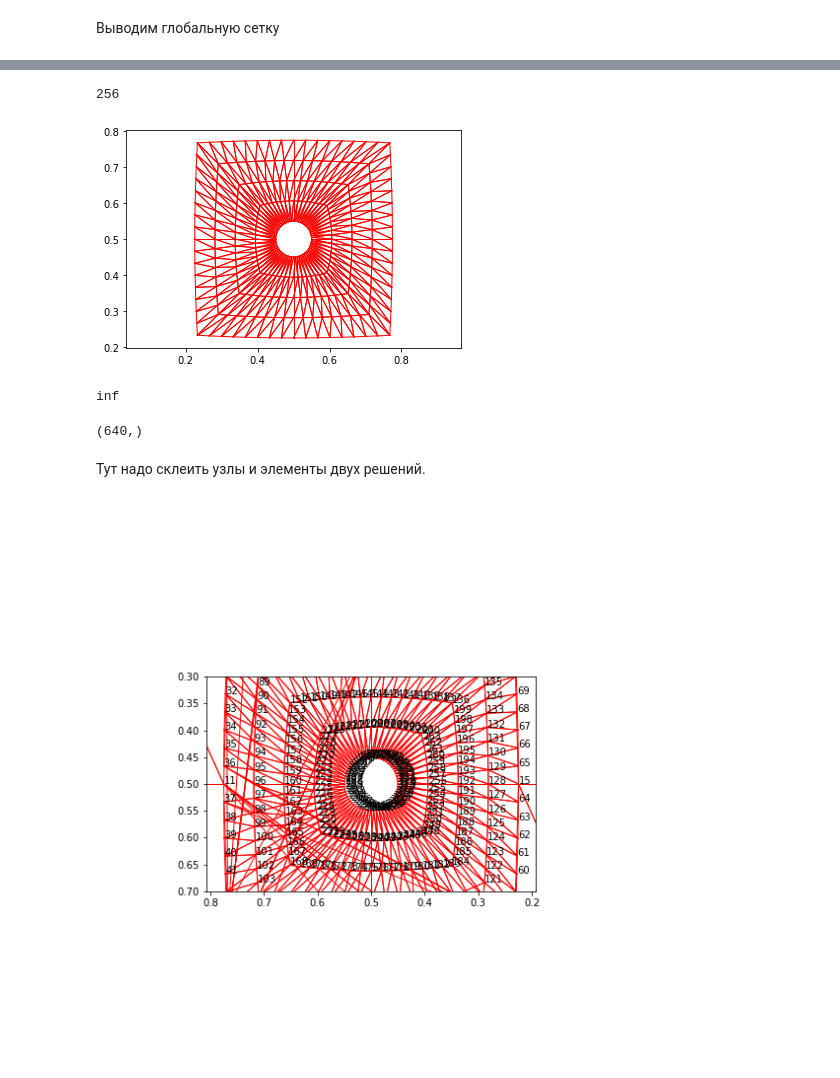
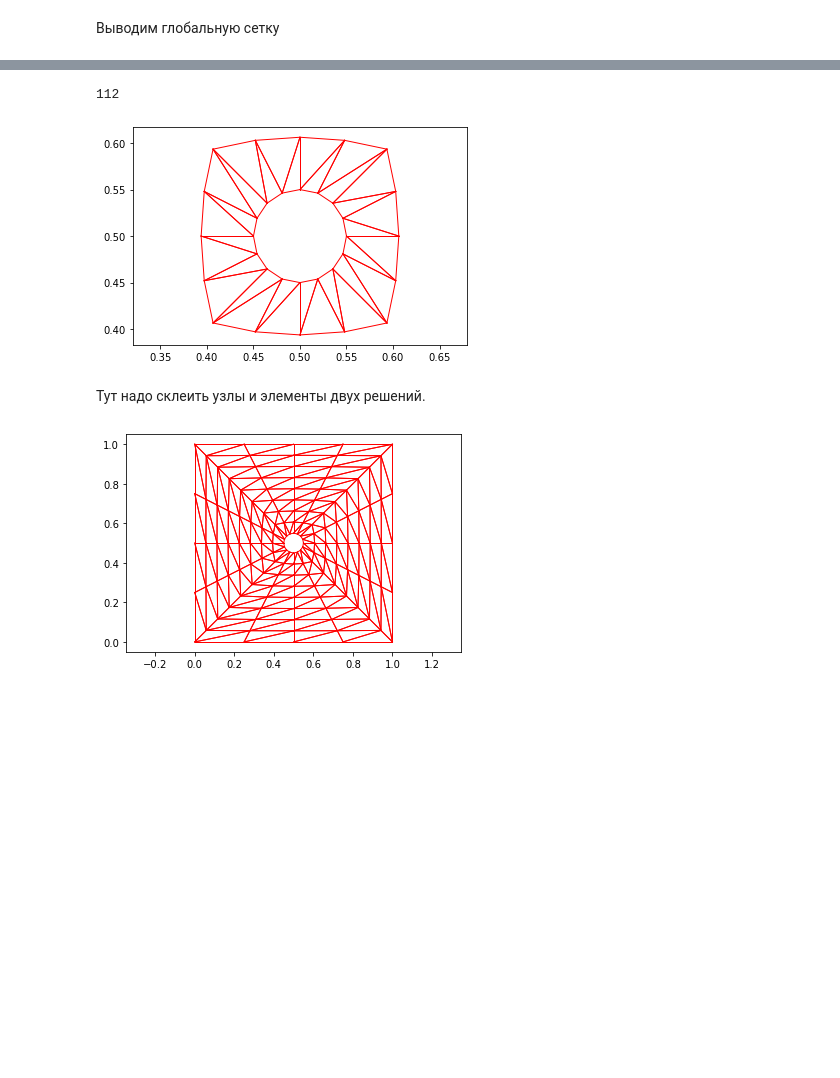
Before and after one commit to Viktorydogger/forFEM, a Jupyter notebook: Новый МКЭ.ipynb, the cells around one changed output, grey strips where cells are left out. Drawn from its saved outputs; the diff is of its cells as text; code cells hidden in the pictures; blank space fills up the shorter version.

```diff
--- a/Новый МКЭ.ipynb
+++ b/Новый МКЭ.ipynb
@@ -116,10 +116,10 @@ def void_mesh(d1,d2,p,m,R,element_type):
 # %%
 d1 = 1
 d2 = 1
-p = 2
-p1 = 8
-m1 = 4
-m = 2
+p = 4
+p1 = 1
+m1 = 1
+m = 8
 R = 0.05
 mu = 0.3
 E = 2*10**11
@@ -246,7 +246,7 @@ def FEM(el_nod,Coord_nod,D,eff,Num_nod,Num_el):
     #K0 = K_ok(K0,rig)
 
     U = np.linalg.solve(K0,rig.T)
-    U.tofile('output.txt', sep = ' ')
+    U.T.tofile('output.txt', sep = ' ')
     #U = Gauss(K0,np.array([rig]).T)
     #достать перемещения можно где-то здесь
     max_sig = 0
@@ -346,7 +346,7 @@ ELfinal = ELfinal.astype(int)
 # %%
 ikont
 # %% [output]
-256
+112
 # %%
 for i in range(len(NL)):
     if abs(NLfinal[0,0] - NL[i,0])<1/p/100000 and abs(NLfinal[0,1] - NL[i,1])<1/p/100000:
@@ -361,7 +361,7 @@ plt.plot(np.array([x01,x11]),np.array([y01,y11]),'red',linewidth=1);
 plt.plot(np.array([x11,x21]),np.array([y11,y21]),'red',linewidth=1);
 plt.plot(np.array([x21,x01]),np.array([y21,y01]),'red',linewidth=1);
 # %% [output]
-[figure, old version]
+[figure, new version]
 # %%
 ELfinal = ELfinal - np.ones((ELfinal.shape[0],ELfinal.shape[1]))
 ELfinal = ELfinal.astype(int)
@@ -371,30 +371,25 @@ K0 = np.zeros((ln*2,ln*2))
 for i in range(0,le):
     ind = ELfinal[i,:]
     K0 = sum_K(K0,make_K(i,ELfinal,NLfinal,D),ind,i)
-# %%
-np.linalg.det(K0)
-# %% [output]
-inf
 # %%
 rig = np.zeros((1,ln*2))
 rig1 = K0.dot(U)
-Ufin = (K0.dot(U)).T.dot(np.linalg.inv(K0))[0]
-Ufin.tofile('output1.txt', sep = ' ')
-for i in range(2*ln):
-    if abs(rig1[i])>0:
-        K0[i,:] = K0[i,:]*0
-        K0[:,i] = K0[:,i]*0
-        K0[i,i] = 1
+#Ufin = (K0.dot(U)).T.dot(np.linalg.inv(K0))[0]
+#Ufin.tofile('output1.txt', sep = ' ')
+#for i in range(2*ln):
+ #   if abs(U[i])>0:
+  #      K0[i,:] = K0[i,:]*0
+   #     K0[:,i] = K0[:,i]*0
+    #    K0[i,i] = 1
 
-#Ufin = -np.linalg.solve(K0,rig1)
-print(np.shape(Ufin))
-for i in range(len(U)):
-    if U[i] != 0.:
-        Ufin[i] = U[i]
+Ufin = -np.linalg.solve(K0,rig1)
 
+#for i in range(len(U)):
+ #   if U[i] != 0.:
+  #      Ufin[i] = U[i]
+Ufin = Ufin+U
+Ufin.T.tofile('output1.txt', sep = ' ')
 #Ufin = sp.linsolve(K0,rig)
-# %% [output]
-(640,)
 # %% [markdown]
 Тут надо склеить узлы и элементы двух решений.
 # %%
@@ -433,19 +428,19 @@ ELans = ELans.astype(int)
 # %%
 x01, y01 = NLans[ELans[:,0]-1,0], NLans[ELans[:,0]-1,1]
 x11, y11 = NLans[ELans[:,1]-1,0], NLans[ELans[:,1]-1,1]
 x21, y21 = NLans[ELans[:,2]-1,0], NLans[ELans[:,2]-1,1]
 plt.axis('equal')
-for i in range(len(NLans)):
-     plt.annotate(i,xy = (NLans[i,0],NLans[i,1]))
-plt.xlim([0.7, 0.3])
-plt.ylim([0.7, 0.3])
+#for i in range(len(NLans)):
+ #    plt.annotate(i,xy = (NLans[i,0],NLans[i,1]))
+#plt.xlim([0.7, 0.3])
+#plt.ylim([0.7, 0.3])
 plt.plot(np.array([x01,x11]),np.array([y01,y11]),'red',linewidth=1);
 plt.plot(np.array([x11,x21]),np.array([y11,y21]),'red',linewidth=1);
 plt.plot(np.array([x21,x01]),np.array([y21,y01]),'red',linewidth=1);
 ELans = ELans - np.ones((ELans.shape[0],ELans.shape[1]))
 ELans = ELans.astype(int)
 # %% [output]
-[figure, old version]
+[figure, new version]
 # %%
 
 lnap = np.matrix([-1,-1,-1])
```
Also changed, not shown: parts of 5 cells of this notebook, 2 other files.
